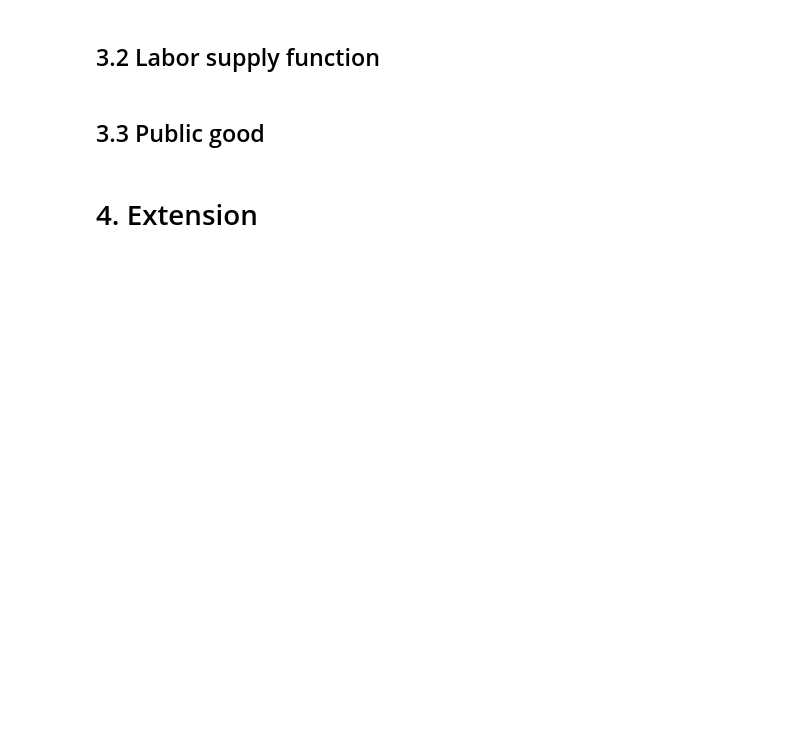
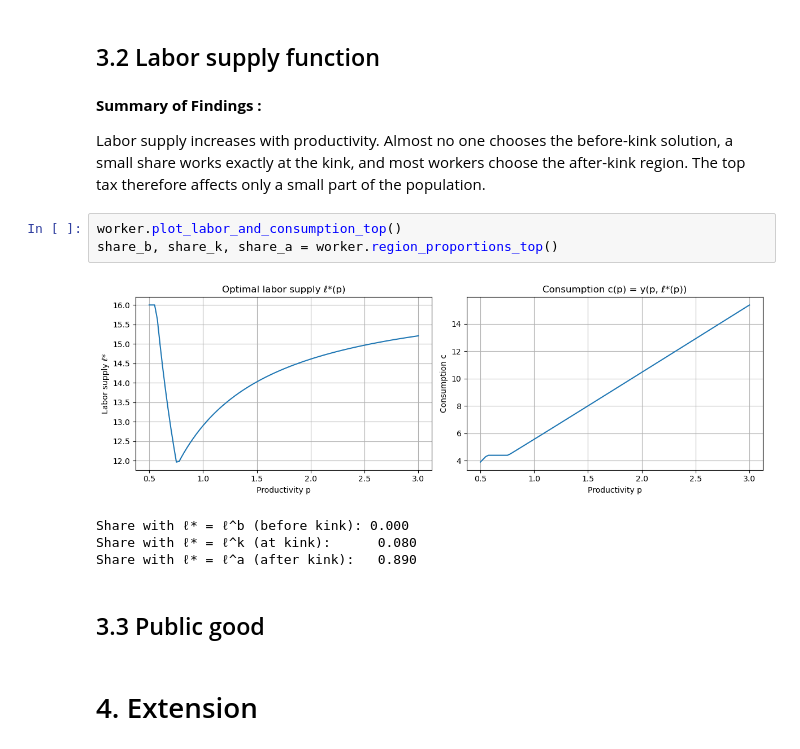
Before and after one commit to fgv916/ProgEconFgv916, a Jupyter notebook: P2 ftv/f_modelproject.ipynb, the cells around one changed output. Cells and saved outputs as stored; diff of their text form; blank space fills up the shorter version.

```diff
--- a/P2 ftv/f_modelproject.ipynb
+++ b/P2 ftv/f_modelproject.ipynb
@@ -76,5 +92,17 @@ AttributeError: 'WorkerClass' object has no attribute 'optimal_choice_top_FOC'
 # %% [markdown]
 ## 3.2 Labor supply function
+# %% [markdown]
+__Summary of Findings :__
+
+Labor supply increases with productivity. Almost no one chooses the before-kink solution, a small share works exactly at the kink, and most workers choose the after-kink region. The top tax therefore affects only a small part of the population.
+# %%
+worker.plot_labor_and_consumption_top()
+share_b, share_k, share_a = worker.region_proportions_top()
+# %% [output]
+[figure, added]
+Share with ℓ* = ℓ^b (before kink): 0.000
+Share with ℓ* = ℓ^k (at kink):      0.080
+Share with ℓ* = ℓ^a (after kink):   0.890
 # %% [markdown]
 ## 3.3 Public good
 # %% [markdown]
```
Also changed, not shown: parts of 3 cells of this notebook, 1 other file.
